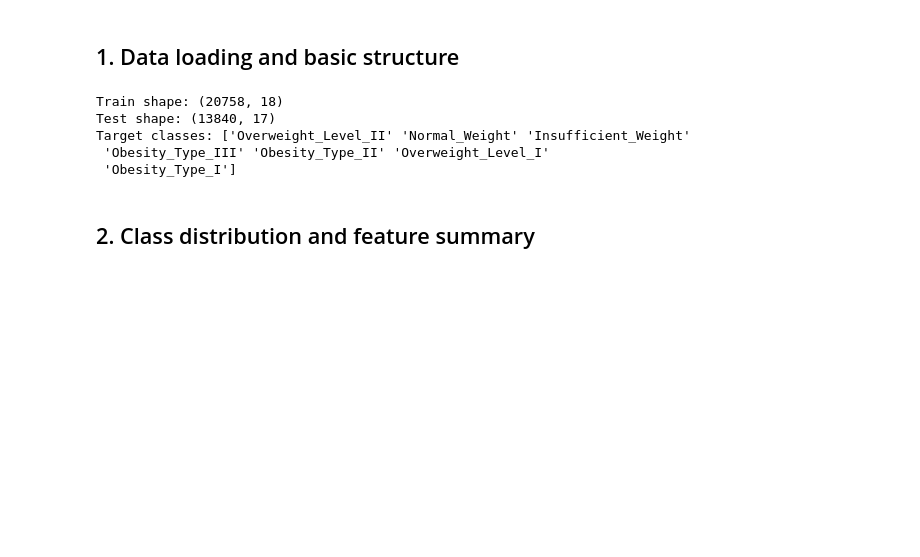
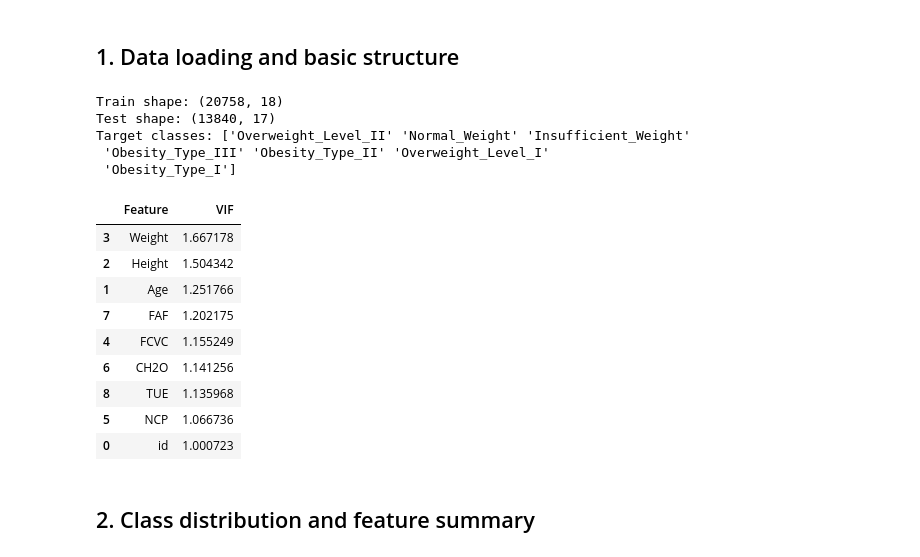
Before and after one commit to alburybloom/DDS8555-5, a Jupyter notebook: Albury-BloomADDS8555-5.ipynb, the cells around one changed output. Drawn from its saved outputs; the diff is of its cells as text; code cells hidden in the pictures; blank space fills up the shorter version.

```diff
--- a/Albury-BloomADDS8555-5.ipynb
+++ b/Albury-BloomADDS8555-5.ipynb
@@ -24,6 +22,46 @@ Test shape: (13840, 17)
 Target classes: ['Overweight_Level_II' 'Normal_Weight' 'Insufficient_Weight'
  'Obesity_Type_III' 'Obesity_Type_II' 'Overweight_Level_I'
  'Obesity_Type_I']
+# %%
+## Model Assumptions — Multicollinearity
+from sklearn.preprocessing import StandardScaler
+from statsmodels.stats.outliers_influence import variance_inflation_factor
+import pandas as pd
+
+# First, check what columns are actually available in your DataFrame
+# Uncomment the next line to see available columns
+# print(train.columns)
+
+# Define numeric columns from your dataset
+# Use actual column names from your DataFrame instead of placeholders
+# For example, if your DataFrame has columns like 'age', 'income', 'years_experience':
+numeric_cols = train.select_dtypes(include=['float64', 'int64']).columns.tolist()
+# Or manually specify columns that exist in your DataFrame:
+# numeric_cols = ['age', 'income', 'years_experience']
+
+# Scale numeric features for VIF calculation
+scaler = StandardScaler()
+X_num = scaler.fit_transform(train[numeric_cols])
+X_vif = pd.DataFrame(X_num, columns=numeric_cols)
+
+# Compute VIF
+vif_data = pd.DataFrame({
+    "Feature": X_vif.columns,
+    "VIF": [variance_inflation_factor(X_vif.values, i) for i in range(X_vif.shape[1])]
+})
+vif_data = vif_data.sort_values(by="VIF", ascending=False)
+vif_data
+# %% [output]
+|  | Feature | VIF |
+| 3 | Weight | 1.667178 |
+| 2 | Height | 1.504342 |
+| 1 | Age | 1.251766 |
+| 7 | FAF | 1.202175 |
+| 4 | FCVC | 1.155249 |
+| 6 | CH2O | 1.141256 |
+| 8 | TUE | 1.135968 |
+| 5 | NCP | 1.066736 |
+| 0 | id | 1.000723 |
 # %% [markdown]
 ## 2. Class distribution and feature summary
 # %%
```
Also changed, not shown: parts of 6 cells of this notebook, 2 other files.
